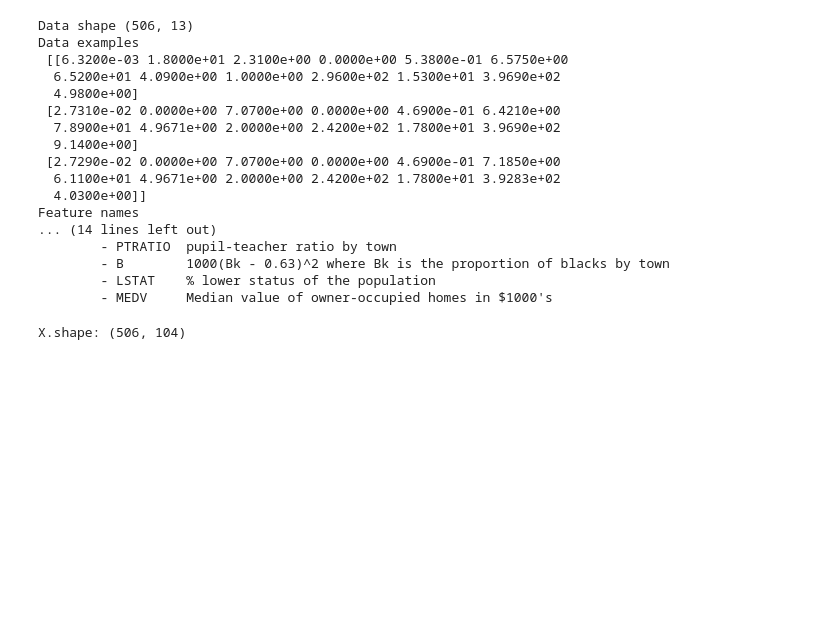
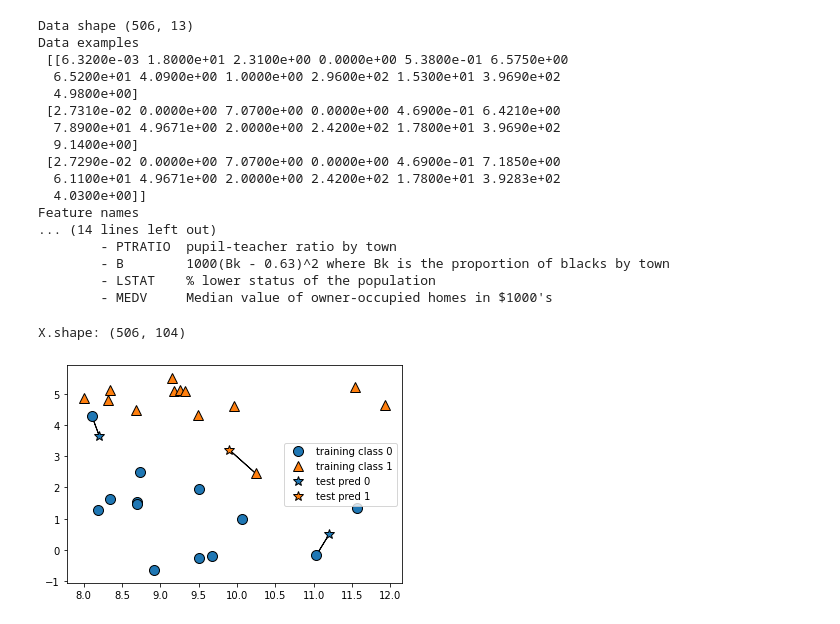
Before and after one commit to DayoonLee/Study-DataScience, a Jupyter notebook: Machine Learning/Supervised Learning.ipynb, the cells around one changed output. Cells and saved outputs as stored; diff of their text form; code cells hidden in the pictures; blank space fills up the shorter version.

```diff
--- a/Machine Learning/Supervised Learning.ipynb
+++ b/Machine Learning/Supervised Learning.ipynb
@@ -148,3 +148,8 @@ X, y = mglearn.datasets.load_extended_boston()
 print("X.shape:", X.shape)
 # %% [output]
 X.shape: (506, 104)
+# %%
+#k-Neighbors classification
+mglearn.plots.plot_knn_classification(n_neighbors=1)
+# %% [output]
+[figure, added]
```
Also changed, not shown: parts of 17 cells of this notebook.
